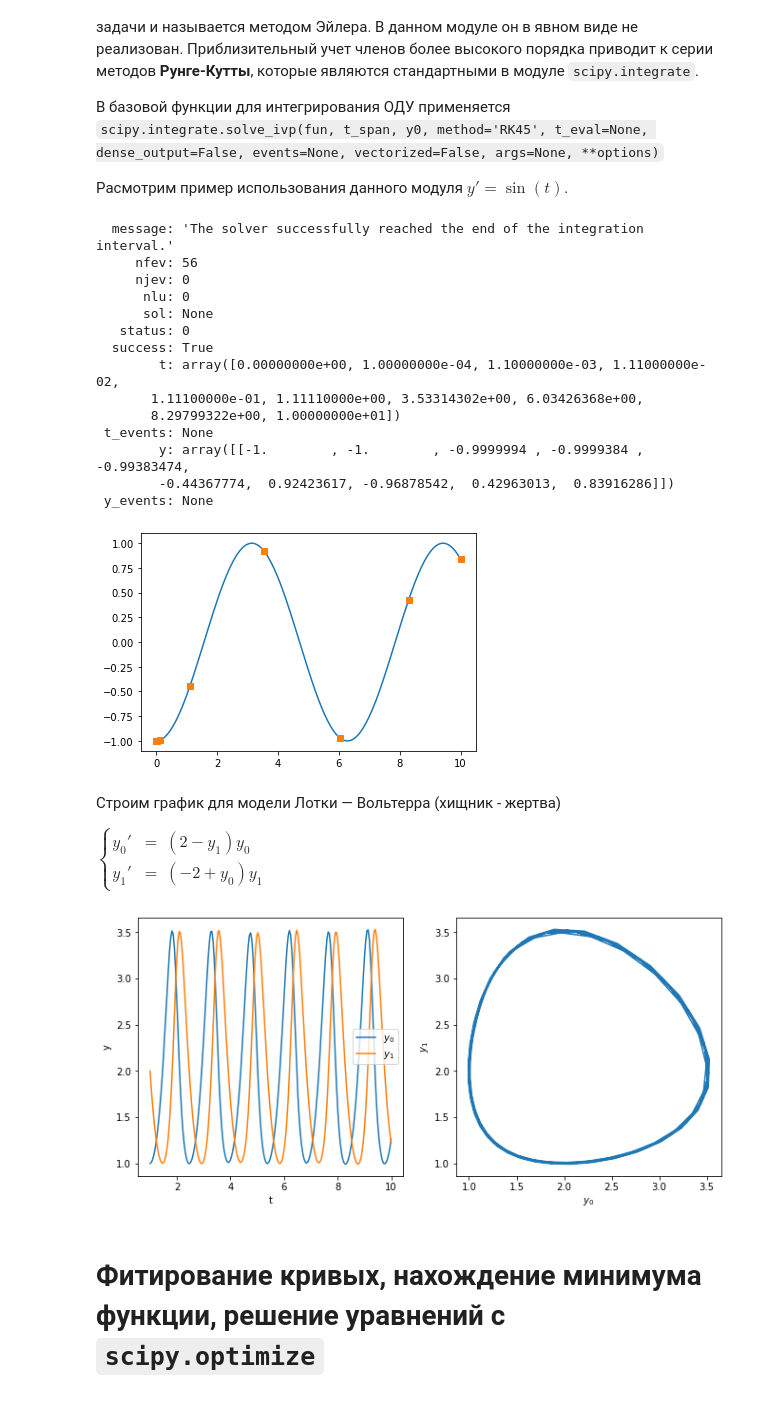
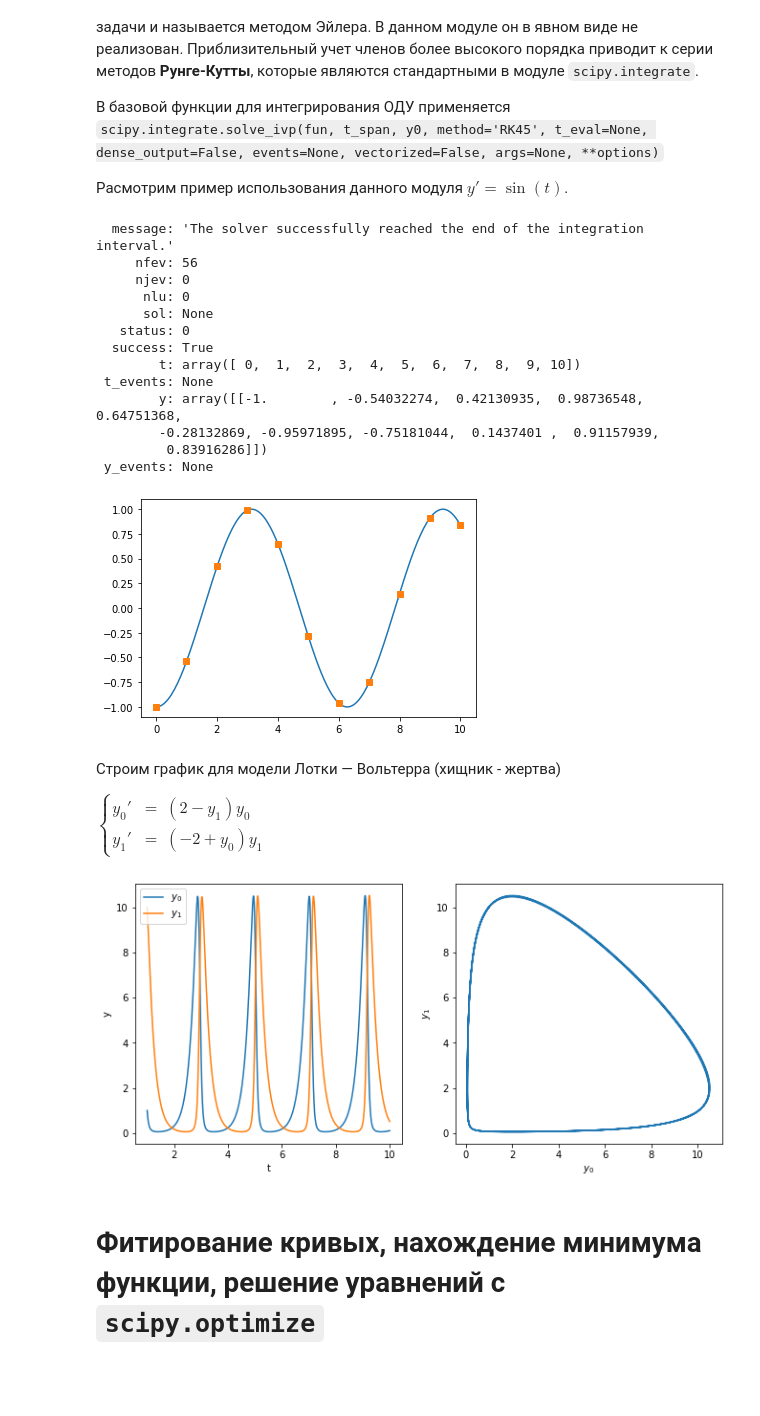
Before and after one commit to yamarus/PyForSci, a Jupyter notebook: source/lectures/theme8.ipynb, the cells around one changed output. Saved outputs shown, nothing was run; the diff lists cells and outputs as text; code cells hidden in the pictures.

```diff
--- a/source/lectures/theme8.ipynb
+++ b/source/lectures/theme8.ipynb
@@ -159,10 +165,11 @@ $y(x_{k+1}) = y(x_k) + y'(x_k)\Delta x + y''(x_k)\frac{\Delta x^2}{2} + ...$
 # %%
 def y(t, y):
     return np.sin(t)
+
 res= integrate.solve_ivp(y,
                           (0,10), #пределы интегрирования t_span
-                          [-1],)  # y0
-                          #t_eval=list(range(11)))  #точки которые хотим получить на выходе
+                          [-1],  # y0
+                          t_eval=list(range(11)))  #точки которые хотим получить на выходе
 print(res)
 plt.plot(np.linspace(0,10,200),-np.cos(np.linspace(0,10,200)),  '-')
 plt.plot(res.t, res.y[0],  's')
@@ -175,44 +182,43 @@ plt.show()
       sol: None
    status: 0
   success: True
-        t: array([0.00000000e+00, 1.00000000e-04, 1.10000000e-03, 1.11000000e-02,
-       1.11100000e-01, 1.11110000e+00, 3.53314302e+00, 6.03426368e+00,
-       8.29799322e+00, 1.00000000e+01])
+        t: array([ 0,  1,  2,  3,  4,  5,  6,  7,  8,  9, 10])
  t_events: None
-        y: array([[-1.        , -1.        , -0.9999994 , -0.9999384 , -0.99383474,
-        -0.44367774,  0.92423617, -0.96878542,  0.42963013,  0.83916286]])
+        y: array([[-1.        , -0.54032274,  0.42130935,  0.98736548,  0.64751368,
+        -0.28132869, -0.95971895, -0.75181044,  0.1437401 ,  0.91157939,
+         0.83916286]])
  y_events: None
-[figure, old version]
+[figure, new version]
 # %% [markdown]
 Строим график для модели Лотки — Вольтерра (хищник - жертва)
 
 $\left\{\begin{array}{lcl}y_0' &=& (2-y_1)y_0 \\ y_1' &=& (-2 + y_0)y_1\end{array}\right.$
 # %%
-def y(t, y):
+def dy(t, y):
     d0=(2-y[1])*y[0]
     d1=(-2 + y[0])*y[1]
     return [d0,d1]
-res= integrate.solve_ivp(y,
+res= integrate.solve_ivp(dy,
                           (0,20),
-                          [1,2],
-                        t_eval=np.linspace(0,20,200))
+                          [1,10],
+                        t_eval=np.linspace(0,20,2000))
 
 fig, ax = plt.subplots(nrows=1, ncols=2, figsize=(11, 5))
 
-ax[0].plot(np.linspace(1,10,200),res.y[0], label='$y_0$')
-ax[0].plot(np.linspace(1,10,200),res.y[1], label='$y_1$')
+ax[0].plot(np.linspace(1,10,2000),res.y[0], label='$y_0$')
+ax[0].plot(np.linspace(1,10,2000),res.y[1], label='$y_1$')
 ax[0].legend()
 ax[0].set_xlabel('t')
 ax[0].set_ylabel('y')
 
 
 ax[1].plot(res.y[0],res.y[1])
 ax[1].set_xlabel('$y_0$')
 ax[1].set_ylabel('$y_1$')
 
 plt.show()
 # %% [output]
-[figure, old version]
+[figure, new version]
 # %% [markdown]
 #  Фитирование кривых, нахождение минимума функции, решение уравнений с ``scipy.optimize``
 
```
Also changed, not shown: parts of 7 cells of this notebook, 1 other file.
